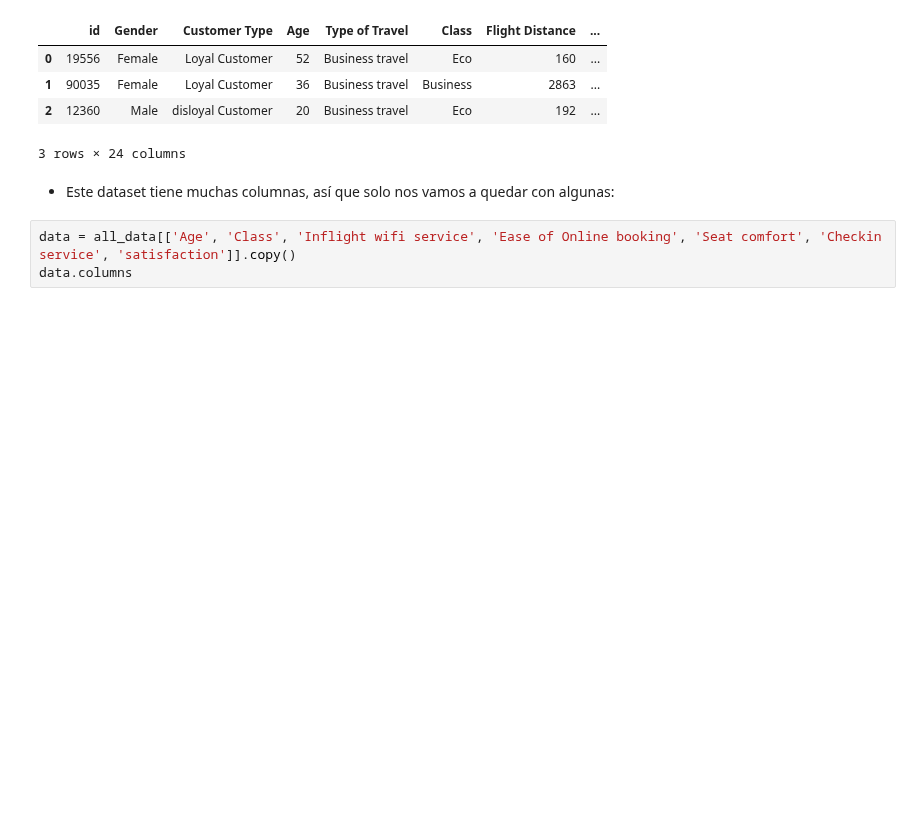
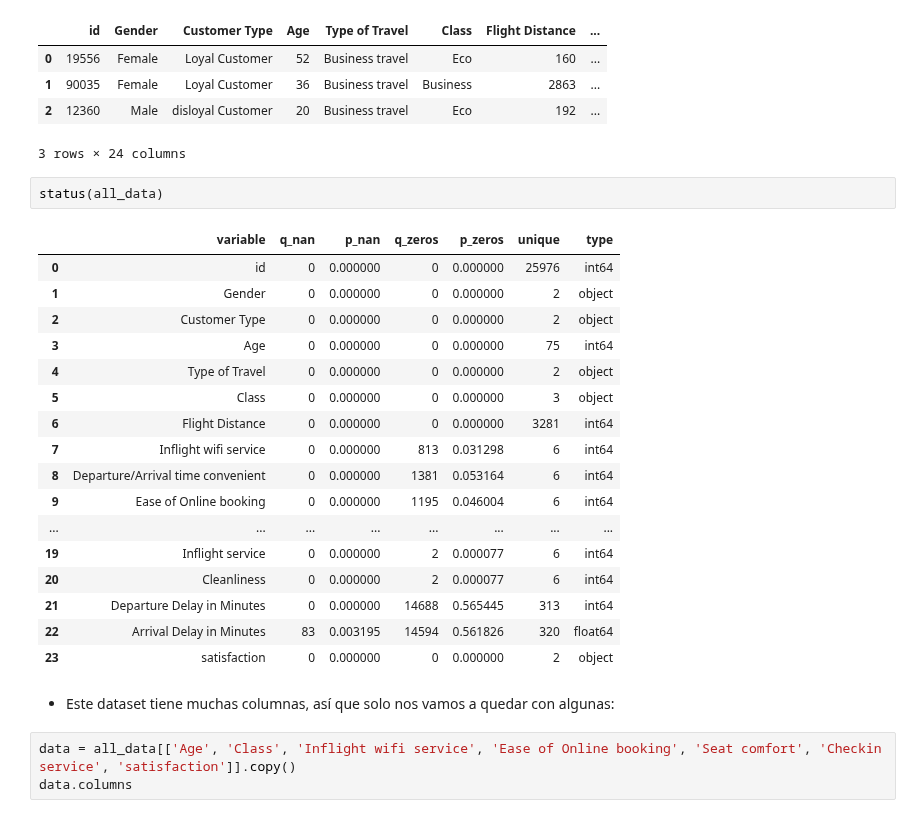
Before and after one commit to alejo-cuello/bootcamp-ds-mlops, a Jupyter notebook: 08-hugging-face-y-gradio/model/model.ipynb, the cells around one changed output. Cells and saved outputs as stored; diff of their text form; blank space fills up the shorter version.

```diff
--- a/08-hugging-face-y-gradio/model/model.ipynb
+++ b/08-hugging-face-y-gradio/model/model.ipynb
@@ -46,6 +39,26 @@ all_data.head(3)
 | 1 | 90035 | Female | Loyal Customer | 36 | Business travel | Business | 2863 | ... |
 | 2 | 12360 | Male | disloyal Customer | 20 | Business travel | Eco | 192 | ... |
 3 rows × 24 columns
+# %%
+status(all_data)
+# %% [output]
+|  | variable | q_nan | p_nan | q_zeros | p_zeros | unique | type |
+| 0 | id | 0 | 0.000000 | 0 | 0.000000 | 25976 | int64 |
+| 1 | Gender | 0 | 0.000000 | 0 | 0.000000 | 2 | object |
+| 2 | Customer Type | 0 | 0.000000 | 0 | 0.000000 | 2 | object |
+| 3 | Age | 0 | 0.000000 | 0 | 0.000000 | 75 | int64 |
+| 4 | Type of Travel | 0 | 0.000000 | 0 | 0.000000 | 2 | object |
+| 5 | Class | 0 | 0.000000 | 0 | 0.000000 | 3 | object |
+| 6 | Flight Distance | 0 | 0.000000 | 0 | 0.000000 | 3281 | int64 |
+| 7 | Inflight wifi service | 0 | 0.000000 | 813 | 0.031298 | 6 | int64 |
+| 8 | Departure/Arrival time convenient | 0 | 0.000000 | 1381 | 0.053164 | 6 | int64 |
+| 9 | Ease of Online booking | 0 | 0.000000 | 1195 | 0.046004 | 6 | int64 |
+| ... | ... | ... | ... | ... | ... | ... | ... |
+| 19 | Inflight service | 0 | 0.000000 | 2 | 0.000077 | 6 | int64 |
+| 20 | Cleanliness | 0 | 0.000000 | 2 | 0.000077 | 6 | int64 |
+| 21 | Departure Delay in Minutes | 0 | 0.000000 | 14688 | 0.565445 | 313 | int64 |
+| 22 | Arrival Delay in Minutes | 83 | 0.003195 | 14594 | 0.561826 | 320 | float64 |
+| 23 | satisfaction | 0 | 0.000000 | 0 | 0.000000 | 2 | object |
 # %% [markdown]
 - Este dataset tiene muchas columnas, así que solo nos vamos a quedar con algunas:
 # %%
```
Also changed, not shown: parts of 13 cells of this notebook.
